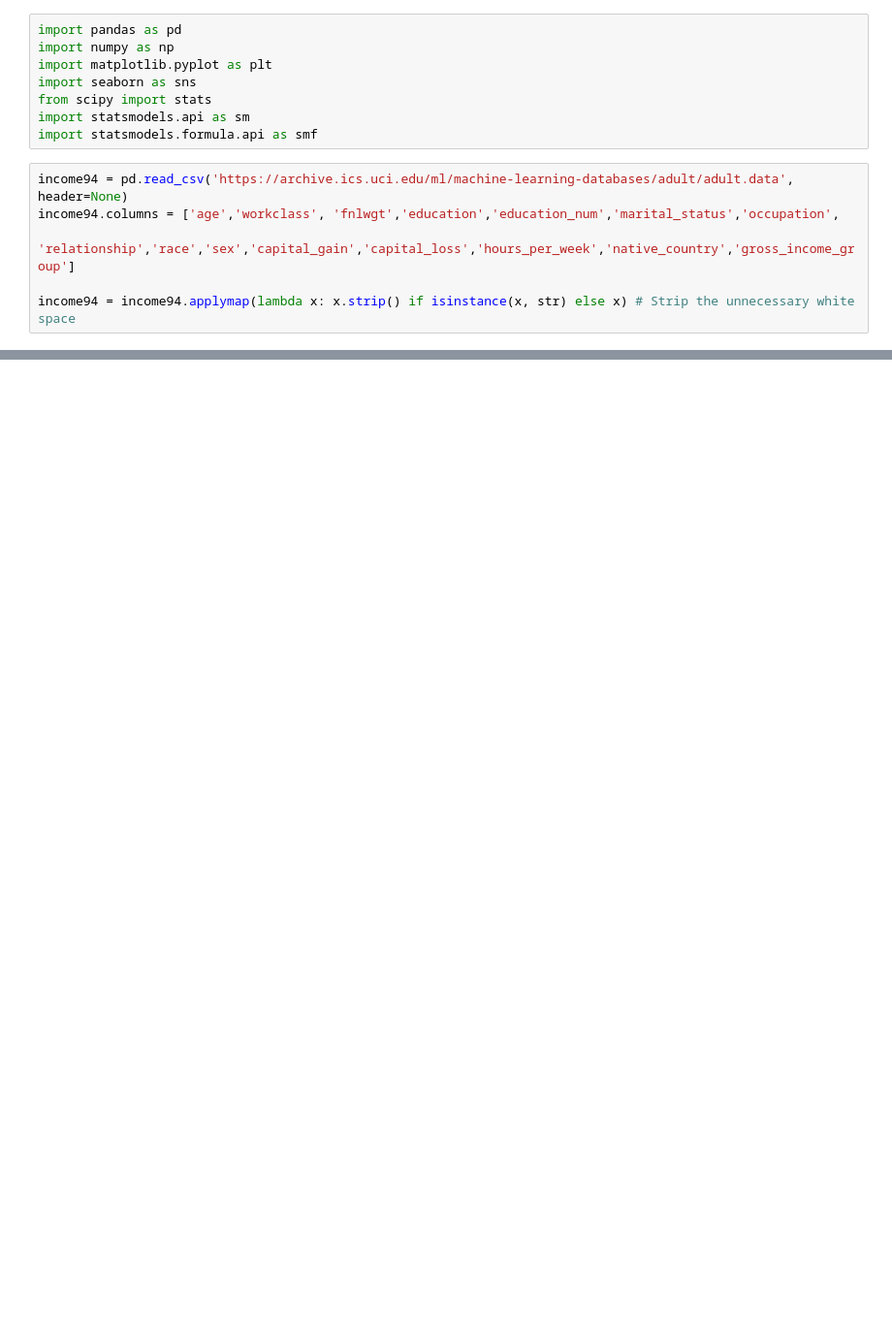
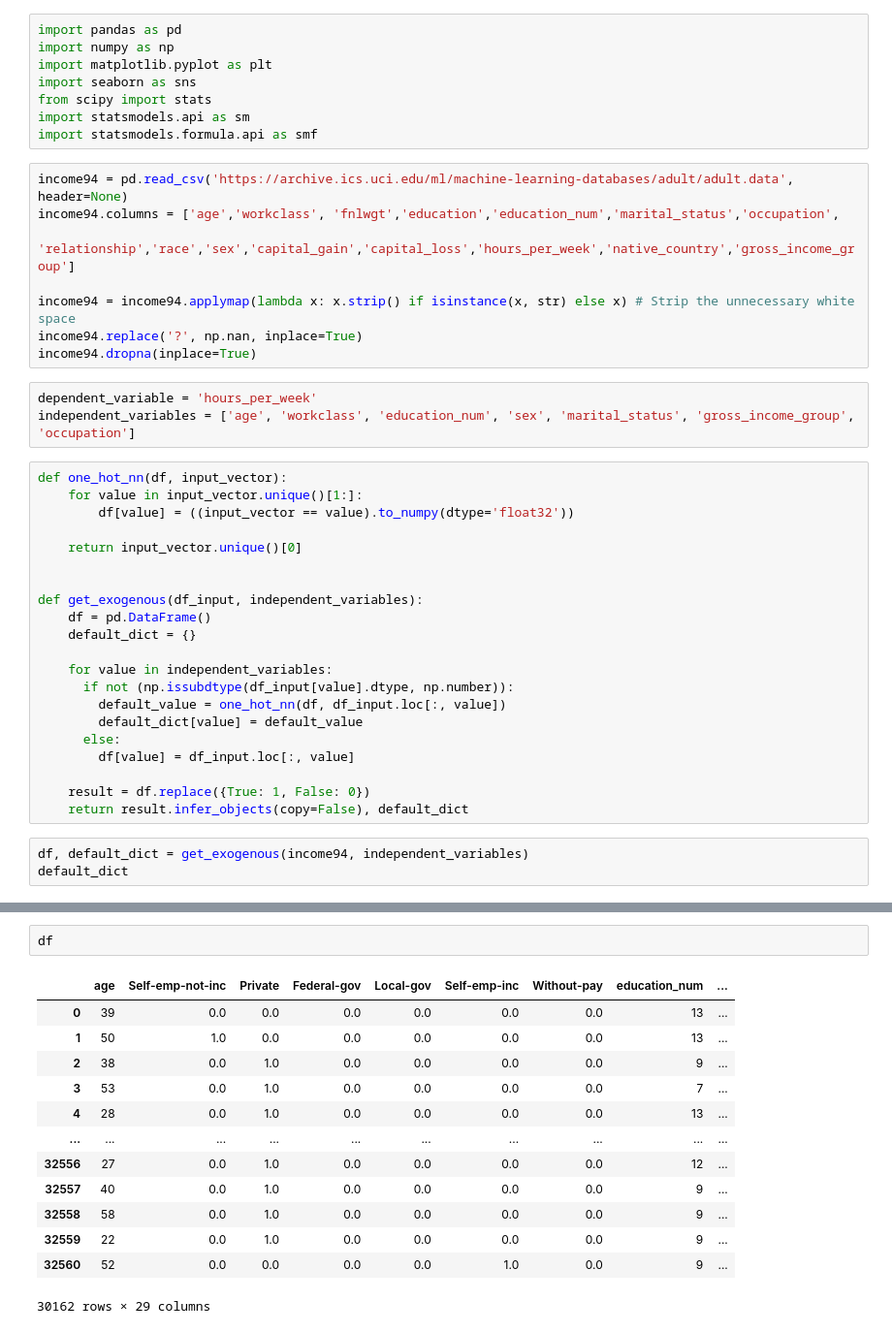
Before and after one commit to PatuanPurba/JSC270_HW2_2025_PPurba, a Jupyter notebook: Assignment_2_Part_III.ipynb, the cells around one changed output, grey strips where cells are left out. Shown at 97% size. Cells and saved outputs as stored; diff of their text form; blank space fills up the shorter version.

```diff
--- a/Assignment_2_Part_III.ipynb
+++ b/Assignment_2_Part_III.ipynb
@@ -14,3 +14,32 @@ income94.columns = ['age','workclass', 'fnlwgt','education','education_num','mar
                     'relationship','race','sex','capital_gain','capital_loss','hours_per_week','native_country','gross_income_group']
 
 income94 = income94.applymap(lambda x: x.strip() if isinstance(x, str) else x) # Strip the unnecessary white space
+income94.replace('?', np.nan, inplace=True)
+income94.dropna(inplace=True)
+# %%
+dependent_variable = 'hours_per_week'
+independent_variables = ['age', 'workclass', 'education_num', 'sex', 'marital_status', 'gross_income_group', 'occupation']
+# %%
+def one_hot_nn(df, input_vector):
+    for value in input_vector.unique()[1:]:
+        df[value] = ((input_vector == value).to_numpy(dtype='float32'))
+
+    return input_vector.unique()[0]
+
+
+def get_exogenous(df_input, independent_variables):
+    df = pd.DataFrame()
+    default_dict = {}
+
+    for value in independent_variables:
+      if not (np.issubdtype(df_input[value].dtype, np.number)):
+        default_value = one_hot_nn(df, df_input.loc[:, value])
+        default_dict[value] = default_value
+      else:
+        df[value] = df_input.loc[:, value]
+
+    result = df.replace({True: 1, False: 0})
+    return result.infer_objects(copy=False), default_dict
+# %%
+df, default_dict = get_exogenous(income94, independent_variables)
+default_dict
@@ -16,0 +52,16 @@ income94 = income94.applymap(lambda x: x.strip() if isinstance(x, str) else x) #
+# %%
+df
+# %% [output]
+|  | age | Self-emp-not-inc | Private | Federal-gov | Local-gov | Self-emp-inc | Without-pay | education_num | ... |
+| 0 | 39 | 0.0 | 0.0 | 0.0 | 0.0 | 0.0 | 0.0 | 13 | ... |
+| 1 | 50 | 1.0 | 0.0 | 0.0 | 0.0 | 0.0 | 0.0 | 13 | ... |
+| 2 | 38 | 0.0 | 1.0 | 0.0 | 0.0 | 0.0 | 0.0 | 9 | ... |
+| 3 | 53 | 0.0 | 1.0 | 0.0 | 0.0 | 0.0 | 0.0 | 7 | ... |
+| 4 | 28 | 0.0 | 1.0 | 0.0 | 0.0 | 0.0 | 0.0 | 13 | ... |
+| ... | ... | ... | ... | ... | ... | ... | ... | ... | ... |
+| 32556 | 27 | 0.0 | 1.0 | 0.0 | 0.0 | 0.0 | 0.0 | 12 | ... |
+| 32557 | 40 | 0.0 | 1.0 | 0.0 | 0.0 | 0.0 | 0.0 | 9 | ... |
+| 32558 | 58 | 0.0 | 1.0 | 0.0 | 0.0 | 0.0 | 0.0 | 9 | ... |
+| 32559 | 22 | 0.0 | 1.0 | 0.0 | 0.0 | 0.0 | 0.0 | 9 | ... |
+| 32560 | 52 | 0.0 | 0.0 | 0.0 | 0.0 | 1.0 | 0.0 | 9 | ... |
+30162 rows × 29 columns
```
Also changed, not shown: parts of 5 cells of this notebook.
